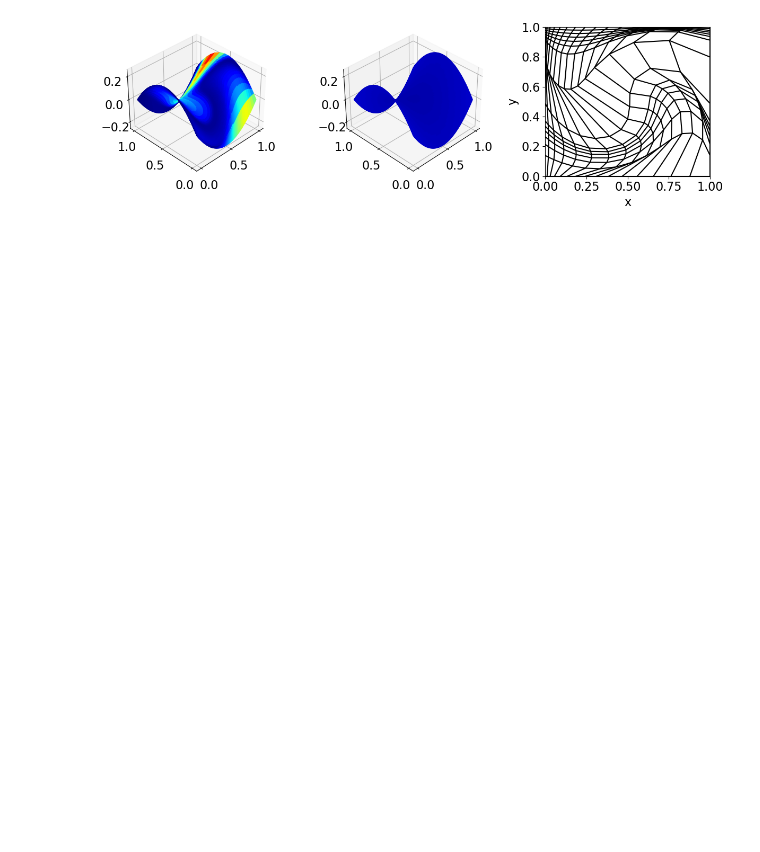
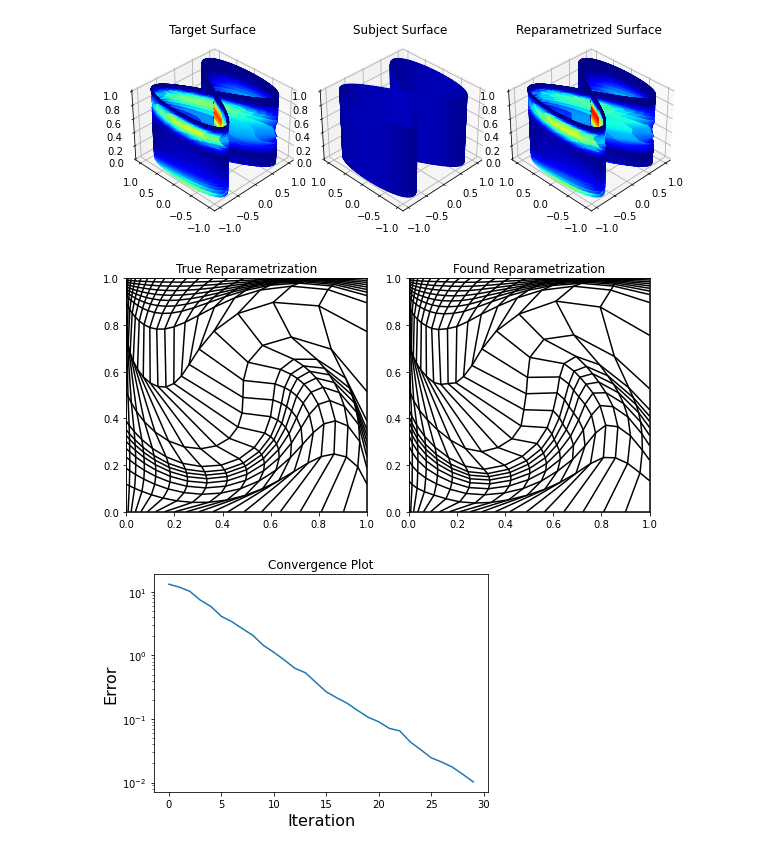
Before and after one commit to jorgenriseth/funcshape, a Jupyter notebook: notebooks/surfaces-reparametrization.ipynb, the cells around one changed output. Drawn from its saved outputs; the diff is of its cells as text; code cells hidden in the pictures; blank space fills up the shorter version.

```diff
--- a/notebooks/surfaces-reparametrization.ipynb
+++ b/notebooks/surfaces-reparametrization.ipynb
@@ -8,15 +8,4 @@ import torch.optim as optim
 import numpy as np
 
 import matplotlib.pyplot as plt
-# from mpl_toolkits.mplot3d import Axes3D
 from matplotlib import cm, colors
-
-# Import all surface reparametrization functions
-from deepshape.surfaces import *
-
-
-# Set plotting Parameters
-plt.rcParams["figure.figsize"] = (8, 6)
-plt.rcParams["font.size"] = 16
-plt.rcParams["xtick.labelsize"] = 16
-plt.rcParams["ytick.labelsize"] = 16
@@ -37,29 +162,46 @@ r = Qmap(f)
 # %%
 # Create Coloring Functions for plotting
-k = 64 # Points per dimension (k^2 points total)
+k = 100 # Points per dimension (k^2 points total)
 camera = (35, 225)
-norm = get_common_colornorm((f, g), k=k)
+norm = get_common_colornorm((f, g, fafter), k=k)
 
-# Init Figure
-fig = plt.figure(figsize=(12, 4))
+fig = plt.figure(figsize=(8, 4))
+ax1 = fig.add_subplot(1, 3, 1, projection='3d')
+ax2 = fig.add_subplot(1, 3, 2, projection="3d")
+ax3 = fig.add_subplot(1, 3, 3, projection='3d')
+plot_surface(g, ax=ax1, k=k, colornorm=norm, camera=camera)
+plot_surface(f, ax=ax2, k=k, colornorm=norm, camera=camera)
+plot_surface(fafter, ax=ax3, k=k, colornorm=norm, camera=camera)
+ax1.set_title("Target Surface")
+ax2.set_title("Subject Surface")
+ax3.set_title("Reparametrized Surface")
+plt.tight_layout()
+plt.show()
 
-# Plot Target surface g
-ax = fig.add_subplot(131, projection='3d')
-plot_surface(g, ax=ax, k=k, colornorm=norm, camera=camera)
-
-# Plot Inital surface f
-ax = fig.add_subplot(132, projection='3d')
-plot_surface(f, ax=ax, k=k, colornorm=norm, camera=camera)
-
-# Plot Target Reparametrization function
-ax = fig.add_subplot(133)
-plot_diffeomorphism(γ, k=16, color="k", ax=ax)
+# Plot Diffeomorphisms.
+fig = plt.figure(figsize=(8, 4))
+ax = fig.add_subplot(121)
+plot_diffeomorphism_2d(γ, k=20, color="k", ax=ax)
 plt.xlim(0, 1)
 plt.ylim(0, 1)
-plt.xlabel("x")
-plt.ylabel("y")
+plt.title("True Reparametrization")
 
+ax = fig.add_subplot(122)
+plot_diffeomorphism_2d(RN, k=20, color="k", ax=ax)
+plt.xlim(0, 1)
+plt.ylim(0, 1)
+plt.title("Found Reparametrization")
 plt.tight_layout()
 plt.show()
+
+plt.figure()
+plt.semilogy(errors)
+plt.axhline(0., ls="--", c="black")
+plt.ylabel("Error", fontsize=16)
+plt.xlabel("Iteration", fontsize=16)
+plt.title("Convergence Plot")
+plt.show()
 # %% [output]
-[figure, old version]
+[figure, new version]
+[figure, added]
+[figure, added]
```
Also changed, not shown: parts of 10 cells of this notebook, 16 other files.
